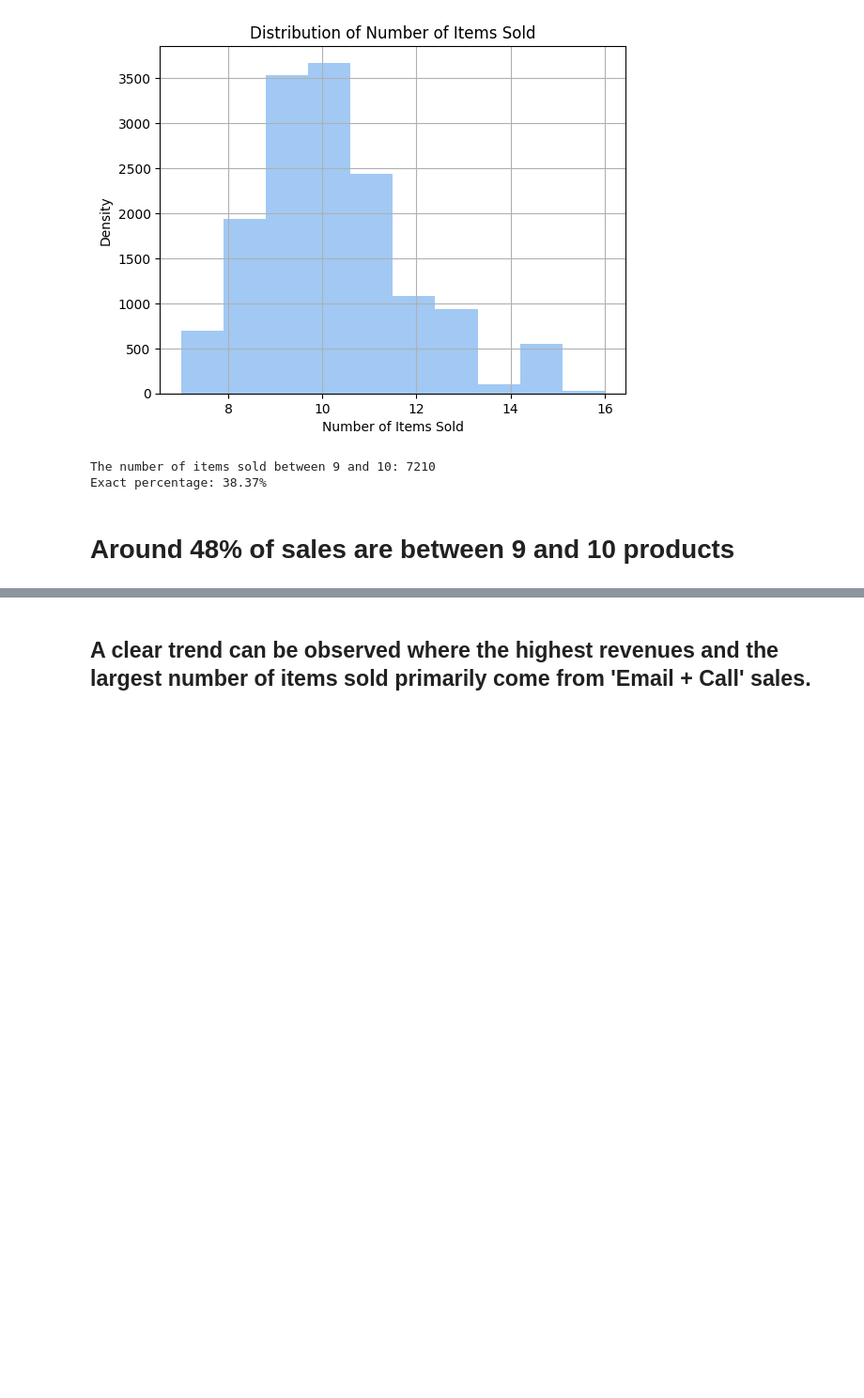
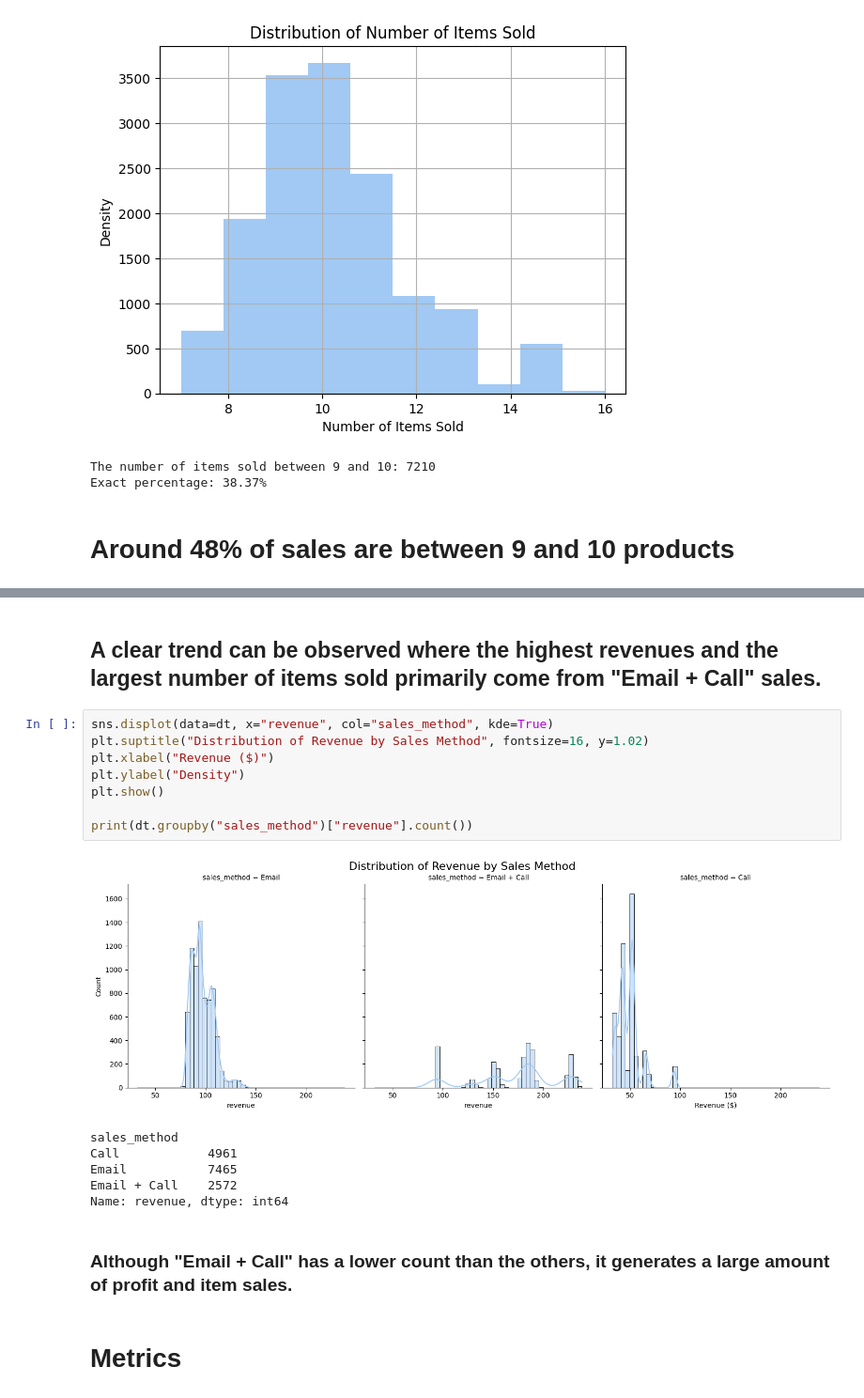
Before and after one commit to jean7-7-7/Proyectos, a Jupyter notebook: Certification.ipynb, the cells around one changed output, grey strips where cells are left out. Shown: that part at 94% size. Drawn from its saved outputs; the diff is of its cells as text; blank space fills up the shorter version.

```diff
--- a/Certification.ipynb
+++ b/Certification.ipynb
@@ -213,4 +223,23 @@ plt.show()
 # %% [output]
 [figure]
 # %% [markdown]
-## A clear trend can be observed where the highest revenues and the largest number of items sold primarily come from 'Email + Call' sales.
+## A clear trend can be observed where the highest revenues and the largest number of items sold primarily come from "Email + Call" sales.
+# %%
+sns.displot(data=dt, x="revenue", col="sales_method", kde=True)
+plt.suptitle("Distribution of Revenue by Sales Method", fontsize=16, y=1.02)
+plt.xlabel("Revenue ($)")
+plt.ylabel("Density")
+plt.show()
+
+print(dt.groupby("sales_method")["revenue"].count())
+# %% [output]
+[figure, added]
+sales_method
+Call            4961
+Email           7465
+Email + Call    2572
+Name: revenue, dtype: int64
+# %% [markdown]
+### Although "Email + Call" has a lower count than the others, it generates a large amount of profit and item sales.
+# %% [markdown]
+# **Metrics**
```
Also changed, not shown: parts of 13 cells of this notebook.
